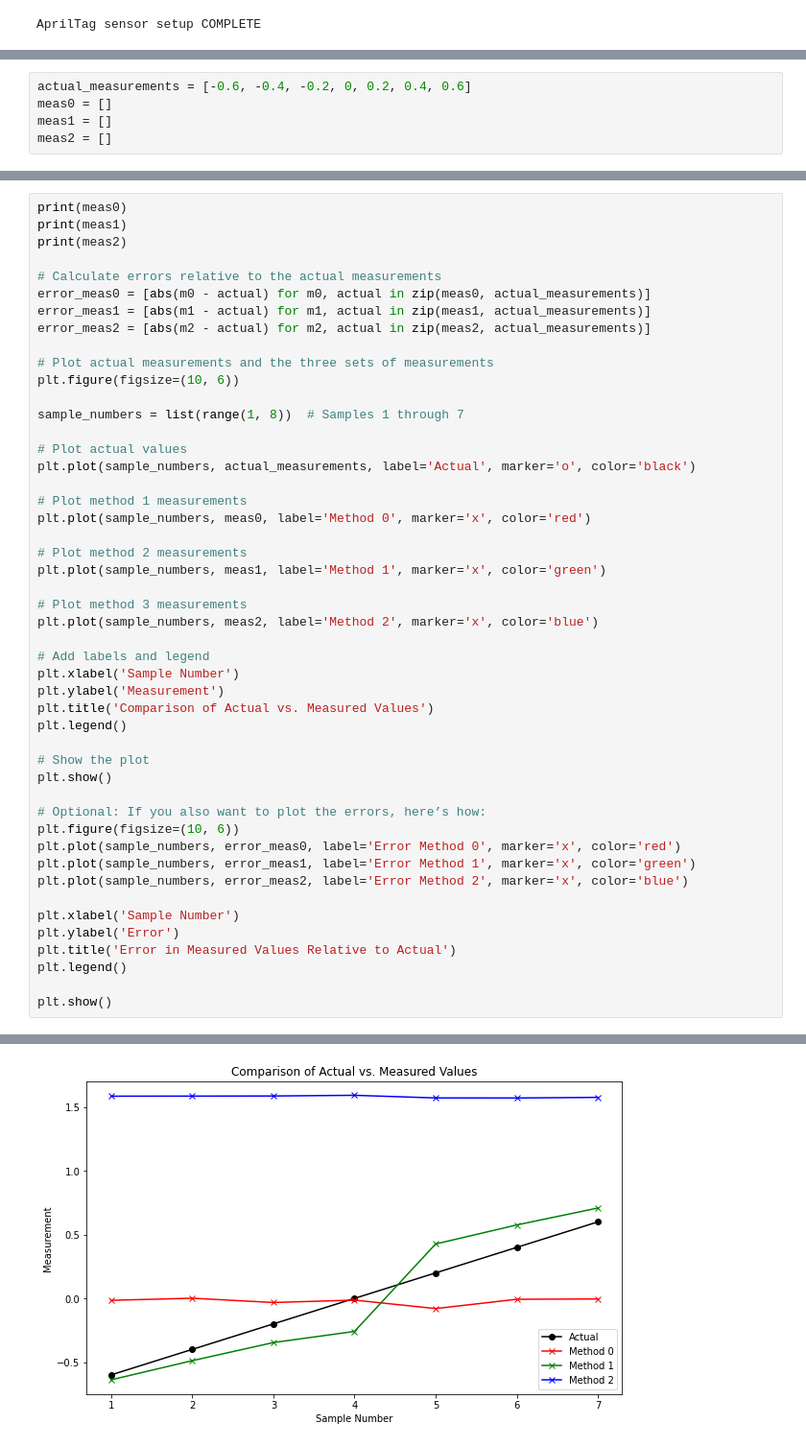
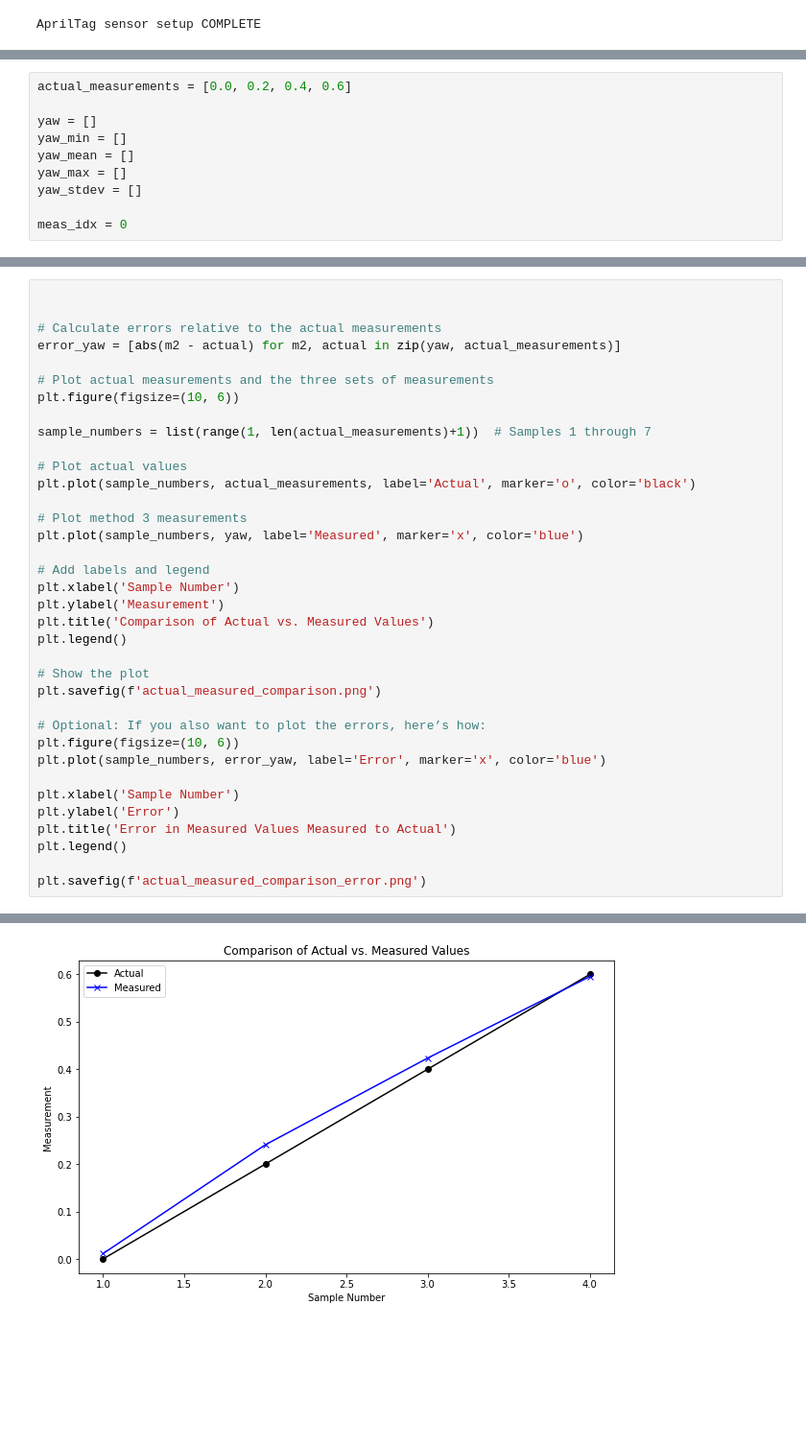
Before and after one commit to andrew-quintana/DeliveryRobot, a Jupyter notebook: deliveryrobot/robot/psi_investigation.ipynb, the cells around one changed output, grey strips where cells are left out. Shown at 96% size. Drawn from its saved outputs; the diff is of its cells as text; blank space fills up the shorter version.

```diff
--- a/deliveryrobot/robot/psi_investigation.ipynb
+++ b/deliveryrobot/robot/psi_investigation.ipynb
@@ -27,5 +77,10 @@ AprilTag sensor setup COMPLETE
 # %%
-actual_measurements = [-0.6, -0.4, -0.2, 0, 0.2, 0.4, 0.6]
-meas0 = []
-meas1 = []
-meas2 = []
+actual_measurements = [0.0, 0.2, 0.4, 0.6]
+
+yaw = []
+yaw_min = []
+yaw_mean = []
+yaw_max = []
+yaw_stdev = []
+
+meas_idx = 0
@@ -48,29 +199,19 @@ Pose [[ 0.75920564 -0.00857753 -0.6507943  -0.00661779]
 # %%
-print(meas0)
-print(meas1)
-print(meas2)
+
 
 # Calculate errors relative to the actual measurements
-error_meas0 = [abs(m0 - actual) for m0, actual in zip(meas0, actual_measurements)]
-error_meas1 = [abs(m1 - actual) for m1, actual in zip(meas1, actual_measurements)]
-error_meas2 = [abs(m2 - actual) for m2, actual in zip(meas2, actual_measurements)]
+error_yaw = [abs(m2 - actual) for m2, actual in zip(yaw, actual_measurements)]
 
 # Plot actual measurements and the three sets of measurements
 plt.figure(figsize=(10, 6))
 
-sample_numbers = list(range(1, 8))  # Samples 1 through 7
+sample_numbers = list(range(1, len(actual_measurements)+1))  # Samples 1 through 7
 
 # Plot actual values
 plt.plot(sample_numbers, actual_measurements, label='Actual', marker='o', color='black')
 
-# Plot method 1 measurements
-plt.plot(sample_numbers, meas0, label='Method 0', marker='x', color='red')
-
-# Plot method 2 measurements
-plt.plot(sample_numbers, meas1, label='Method 1', marker='x', color='green')
-
 # Plot method 3 measurements
-plt.plot(sample_numbers, meas2, label='Method 2', marker='x', color='blue')
+plt.plot(sample_numbers, yaw, label='Measured', marker='x', color='blue')
 
 # Add labels and legend
 plt.xlabel('Sample Number')
@@ -79,18 +220,16 @@ plt.title('Comparison of Actual vs. Measured Values')
 plt.legend()
 
 # Show the plot
-plt.show()
+plt.savefig(f'actual_measured_comparison.png')
 
 # Optional: If you also want to plot the errors, here’s how:
 plt.figure(figsize=(10, 6))
-plt.plot(sample_numbers, error_meas0, label='Error Method 0', marker='x', color='red')
-plt.plot(sample_numbers, error_meas1, label='Error Method 1', marker='x', color='green')
-plt.plot(sample_numbers, error_meas2, label='Error Method 2', marker='x', color='blue')
+plt.plot(sample_numbers, error_yaw, label='Error', marker='x', color='blue')
 
 plt.xlabel('Sample Number')
 plt.ylabel('Error')
-plt.title('Error in Measured Values Relative to Actual')
+plt.title('Error in Measured Values Measured to Actual')
 plt.legend()
 
-plt.show()
+plt.savefig(f'actual_measured_comparison_error.png')
 # %% [output]
@@ -100 +236 @@ plt.show()
-[figure, old version]
+[figure, new version]
```
Also changed, not shown: parts of 15 cells of this notebook, 11 other files.
